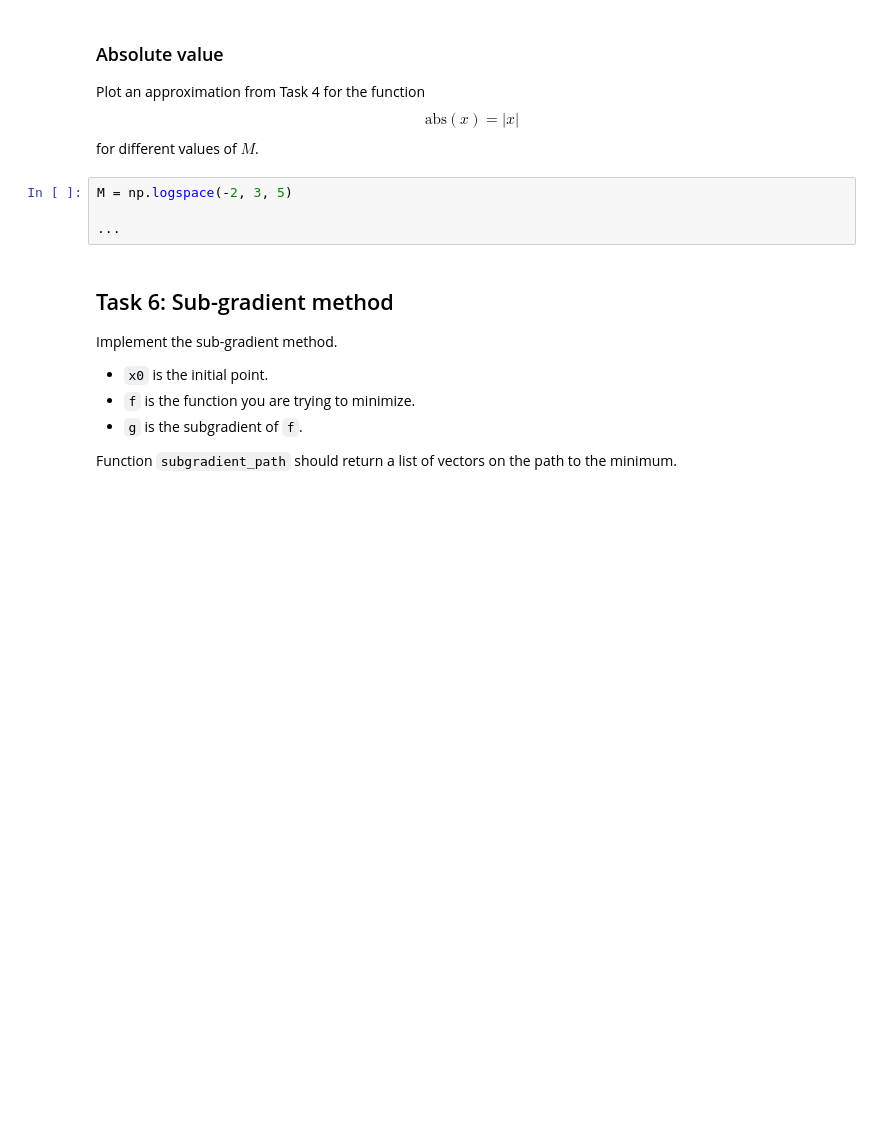
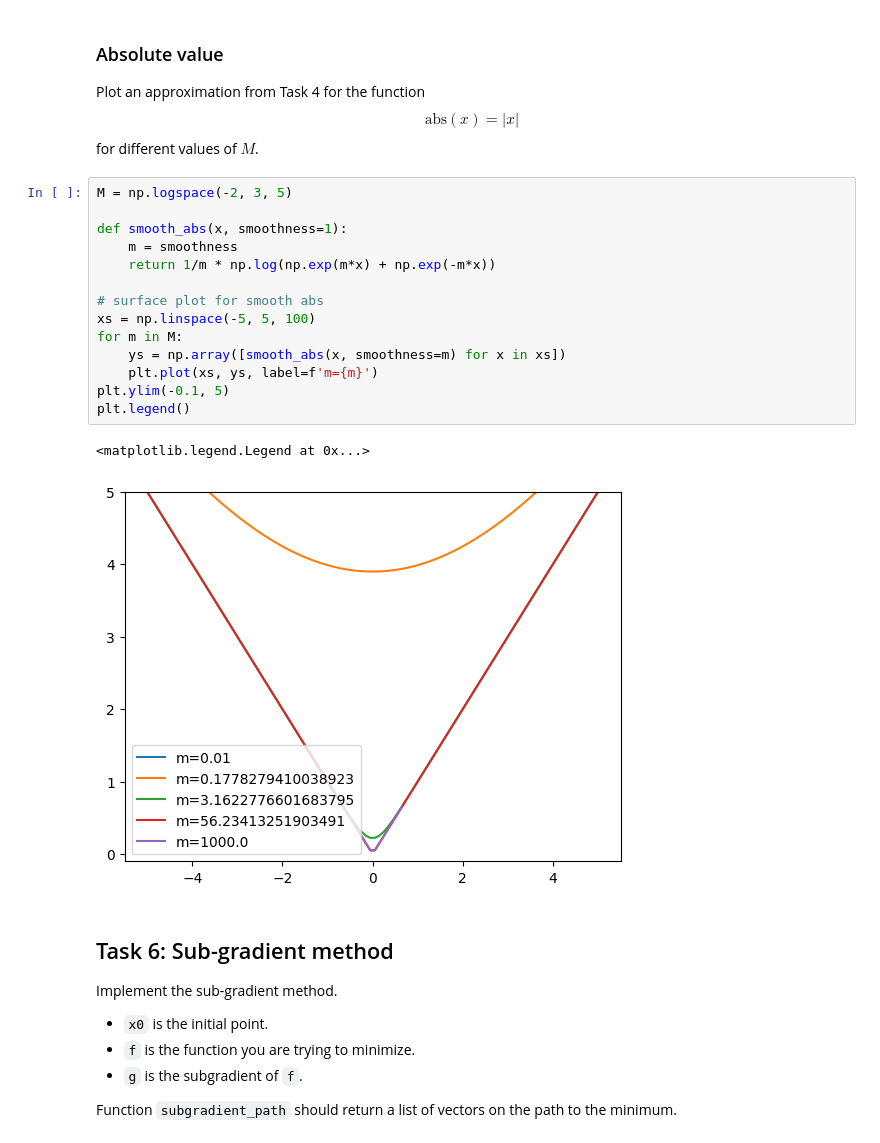
Before and after one commit to angelonti/UHH-OPT-FOR-ML, a Jupyter notebook: subgradient-method.ipynb, the cells around one changed output. Saved outputs shown, nothing was run; the diff lists cells and outputs as text; blank space fills up the shorter version.

```diff
--- a/subgradient-method.ipynb
+++ b/subgradient-method.ipynb
@@ -95,7 +184,20 @@ for different values of $M$.
 # %%
 M = np.logspace(-2, 3, 5)
 
-...
+def smooth_abs(x, smoothness=1):
+    m = smoothness
+    return 1/m * np.log(np.exp(m*x) + np.exp(-m*x))
+
+# surface plot for smooth abs
+xs = np.linspace(-5, 5, 100)
+for m in M:
+    ys = np.array([smooth_abs(x, smoothness=m) for x in xs])
+    plt.plot(xs, ys, label=f'm={m}')
+plt.ylim(-0.1, 5)
+plt.legend()
+# %% [output]
+<matplotlib.legend.Legend at 0x...>
+[figure, added]
 # %% [markdown]
 ## Task 6: Sub-gradient method
 
```
Also changed, not shown: parts of 16 cells of this notebook.
